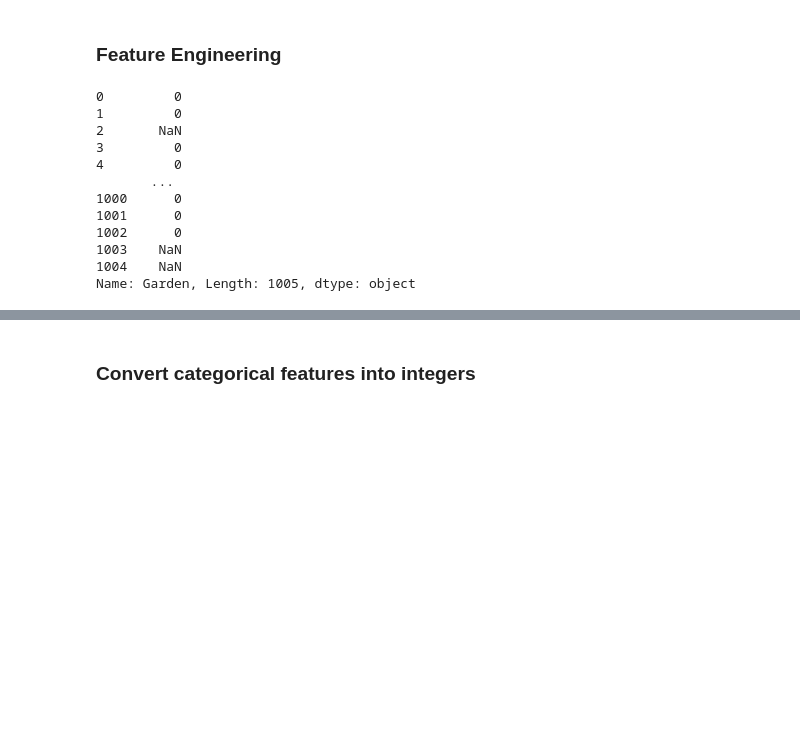
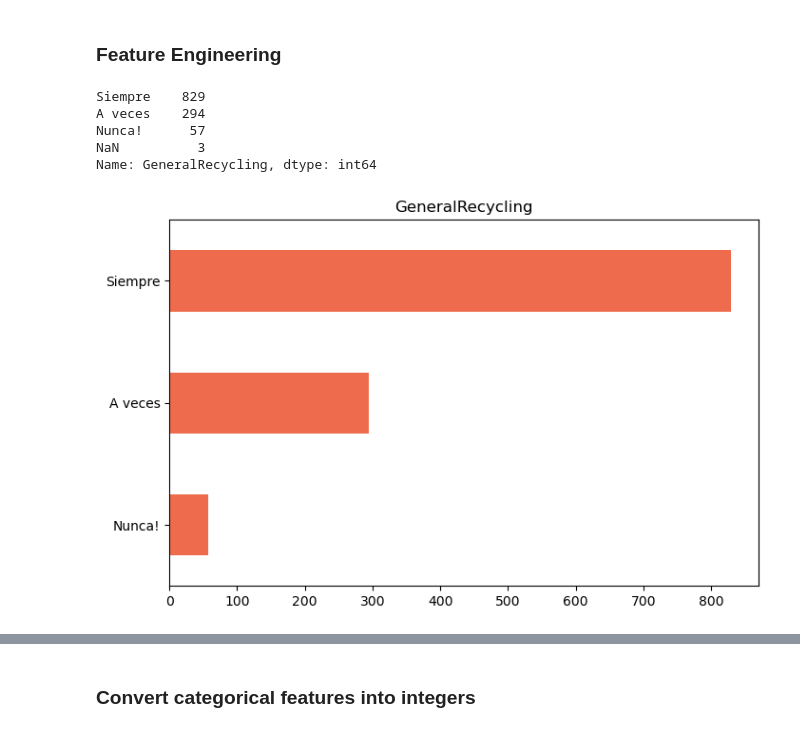
Before and after one commit to IgnacioGB1990/Data_Desafio, a Jupyter notebook: Cleaning/EDA_IGB.ipynb, the cells around one changed output, grey strips where cells are left out. Saved outputs shown, nothing was run; the diff lists cells and outputs as text; code cells hidden in the pictures; blank space fills up the shorter version.

```diff
--- a/Cleaning/EDA_IGB.ipynb
+++ b/Cleaning/EDA_IGB.ipynb
@@ -211,35 +214,52 @@ print(values)
 # %% [markdown]
 ### Feature Engineering
 # %%
-# Pet Column: we are interested in knowing if they have or not.
+# Pet: we are interested in knowing if they have or not.
 df.loc[df["Pet"] == 'No tengo mascota', "Pet"] = "No"
 df.loc[df["Pet"] != 'No', "Pet"] = "Yes"
 
-### Car Column: we are interested in knowing if they use the car or not.
+### Car: we are interested in knowing if they use the car or not.
 df.loc[df["Gasoline"] == 'No uso coche', "Gasoline"] = "No"
 df.loc[df["Gasoline"] != 'No', "Gasoline"] = "Yes"
 
-# Meat Column: we are interested in knowing if they are meat eaters or not.
+# Meat: we are interested in knowing if they are meat eaters or not.
 df.loc[df["Meat"] == 'Nunca!', "Meat"] = "No"
 df.loc[df["Meat"] != 'No', "Meat"] = "Yes"
 
-# Estimation Column: we are interested in knowing if they are aware with their water expenditure or not.
+# Estimation: we are interested in knowing if they are aware with their water expenditure or not.
 df.loc[df["Estimation"] == 'Ni idea!', "Estimation"] = "No"
 df.loc[df["Estimation"] != 'No', "Estimation"] = "Yes"
 
-# Garden Column: have or not garden.
-df.loc[df["Estimation"] == 'Ni idea!', "Estimation"] = "No"
-df.loc[df["Estimation"] != 'No', "Estimation"] = "Yes"
+# WaterRecylcing: Include will try and yes => yes.
+df.loc[df["WaterRecycling"] != 'No', "WaterRecycling"] = "Yes"
+
+
+# Age: Yound and Old.
+df.loc[df["Age"] == 'Entre 36 y 65 años', "Age"] = "Old"
+df.loc[df["Age"] == 'Mayor de 65 años', "Age"] = "Old"
+df.loc[df["Age"] != 'Old', "Age"] = "Young"
+
+
+# Shower: 3 ranges.
+df.loc[df["Shower"] == 'Menos de 5 minutos', "Shower"] = "Saver"
+df.loc[df["Shower"] == 'Entre 5 y 10 minutos', "Shower"] = "Medium"
+df.loc[df["Shower"] == 'Entre 11 y 15 minutos', "Shower"] = "Large"
+df.loc[df["Shower"] == 'Más de 15 minutos', "Shower"] = "Large"
+
+
+
+# Eliminar
+
+df.drop(columns=["Residents","Province"], inplace=True)
+
+# Provincias
+# Residents
-# %% [output]
-0         0
-1         0
-2       NaN
-3         0
-4         0
-       ...
-1000      0
-1001      0
-1002      0
-1003    NaN
-1004    NaN
-Name: Garden, Length: 1005, dtype: object
+# %%
+plot_graph("GeneralRecycling")
+# %% [output]
+Siempre    829
+A veces    294
+Nunca!      57
+NaN          3
+Name: GeneralRecycling, dtype: int64
+[figure, added]
```
Also changed, not shown: parts of 26 cells of this notebook, 3 other files.
